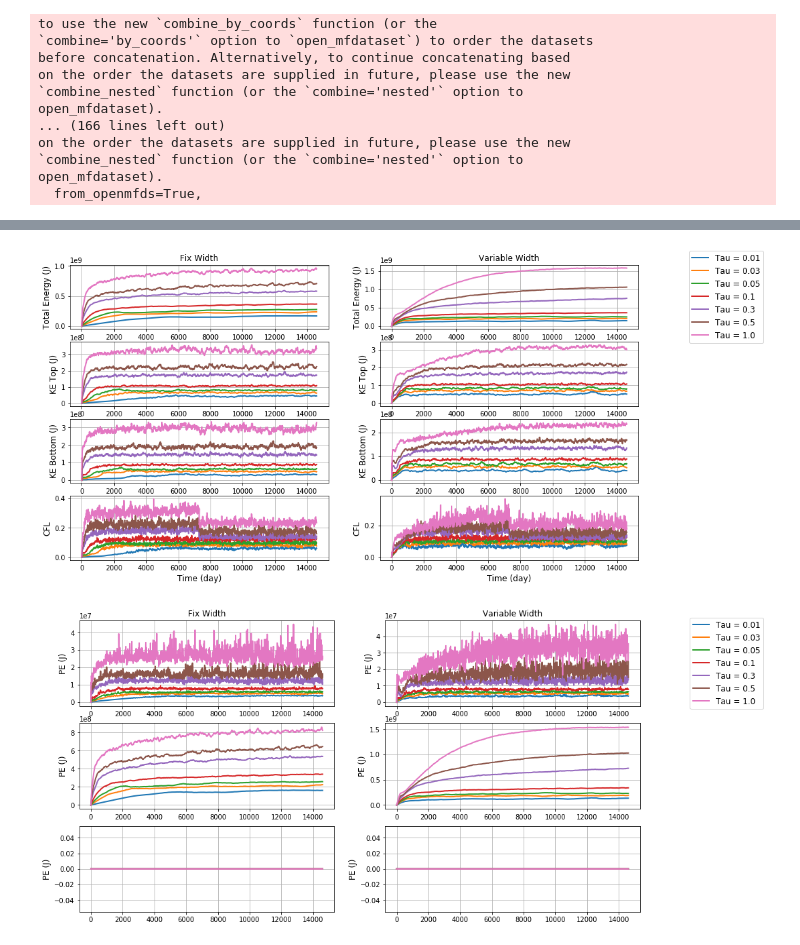
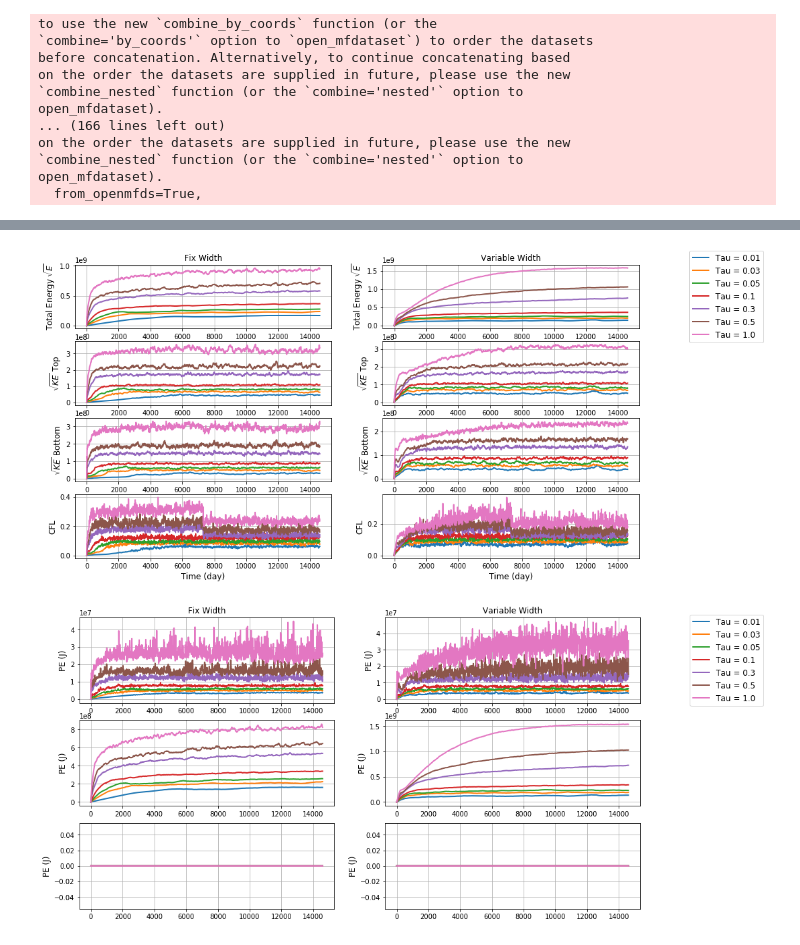
Before and after one commit to hmkhatri/Topography-Eddy-MOM6, a Jupyter notebook: Notebooks/2L_initial.ipynb, the cells around one changed output, grey strips where cells are left out. Saved outputs shown, nothing was run; the diff lists cells and outputs as text; code cells hidden in the pictures.

```diff
--- a/Notebooks/2L_initial.ipynb
+++ b/Notebooks/2L_initial.ipynb
@@ -80,7 +80,7 @@ fig = plt.figure(figsize=[15,8])
 
 ax = fig.add_subplot(grid_plot[0, 0])
 ax.plot(ds_FW['Time']/(24*3600*1e9), np.sqrt(ds_FW['En']).transpose(), lw=2)
-ax.set_ylabel('Total Energy (J)',fontsize=12)
+ax.set_ylabel('Total Energy $\sqrt{E}$',fontsize=12)
 #ax.set_xlabel('Time (day)', fontsize=12)
 ax.grid()
 #ax.set_yscale('log')
@@ -88,7 +88,7 @@ ax.set_title('Fix Width', fontsize=12)
 
 ax = fig.add_subplot(grid_plot[0, 1])
 ax.plot(ds_VW['Time']/(24*3600*1e9), np.sqrt(ds_VW['En']).transpose(), lw=2)
-ax.set_ylabel('Total Energy (J)',fontsize=12)
+ax.set_ylabel('Total Energy $\sqrt{E}$',fontsize=12)
 #ax.set_xlabel('Time (day)', fontsize=12)
 ax.grid()
 #ax.set_yscale('log')
@@ -97,43 +97,43 @@ ax.legend([ 'Tau = ' + str(lag) for lag in leg], loc='center right', bbox_to_anc
 
 ax = fig.add_subplot(grid_plot[1, 0])
 ax.plot(ds_FW['Time']/(24*3600*1e9), np.sqrt(ds_FW['KE'].isel(Layer=0)).transpose(), lw=2)
-ax.set_ylabel('KE Top (J)',fontsize=12)
+ax.set_ylabel('$\sqrt{KE}$ Top',fontsize=12)
 #ax.set_xlabel('Time (day)', fontsize=12)
 ax.grid()
 #ax.set_yscale('log')
 
 ax = fig.add_subplot(grid_plot[1, 1])
 ax.plot(ds_VW['Time']/(24*3600*1e9), np.sqrt(ds_VW['KE'].isel(Layer=0)).transpose(), lw=2)
-ax.set_ylabel('KE Top (J)',fontsize=12)
+ax.set_ylabel('$\sqrt{KE}$ Top',fontsize=12)
 #ax.set_xlabel('Time (day)', fontsize=12)
 ax.grid()
 #ax.set_yscale('log')
 
 ax = fig.add_subplot(grid_plot[2, 0])
 ax.plot(ds_FW['Time']/(24*3600*1e9), np.sqrt(ds_FW['KE'].isel(Layer=1)).transpose(), lw=2)
-ax.set_ylabel('KE Bottom (J)',fontsize=12)
+ax.set_ylabel('$\sqrt{KE}$ Bottom',fontsize=12)
 #ax.set_xlabel('Time (day)', fontsize=12)
 ax.grid()
 #ax.set_yscale('log')
 
 ax = fig.add_subplot(grid_plot[2, 1])
 ax.plot(ds_VW['Time']/(24*3600*1e9), np.sqrt(ds_VW['KE'].isel(Layer=1)).transpose(), lw=2)
-ax.set_ylabel('KE Bottom (J)',fontsize=12)
+ax.set_ylabel('$\sqrt{KE}$ Bottom',fontsize=12)
 #ax.set_xlabel('Time (day)', fontsize=12)
 ax.grid()
 #ax.set_yscale('log')
 
 ax = fig.add_subplot(grid_plot[3, 0])
 ax.plot(ds_FW['Time']/(24*3600*1e9), ds_FW['max_CFL_lin'].transpose(), lw=2)
 ax.set_ylabel('CFL',fontsize=12)
 ax.set_xlabel('Time (day)', fontsize=12)
 ax.grid()
 
 ax = fig.add_subplot(grid_plot[3, 1])
 ax.plot(ds_VW['Time']/(24*3600*1e9), ds_VW['max_CFL_lin'].transpose(), lw=2)
 ax.set_ylabel('CFL',fontsize=12)
 ax.set_xlabel('Time (day)', fontsize=12)
 ax.grid()
 # %% [output]
-[figure, old version]
+[figure, new version]
 # %%
```
Also changed, not shown: parts of 15 cells of this notebook.
